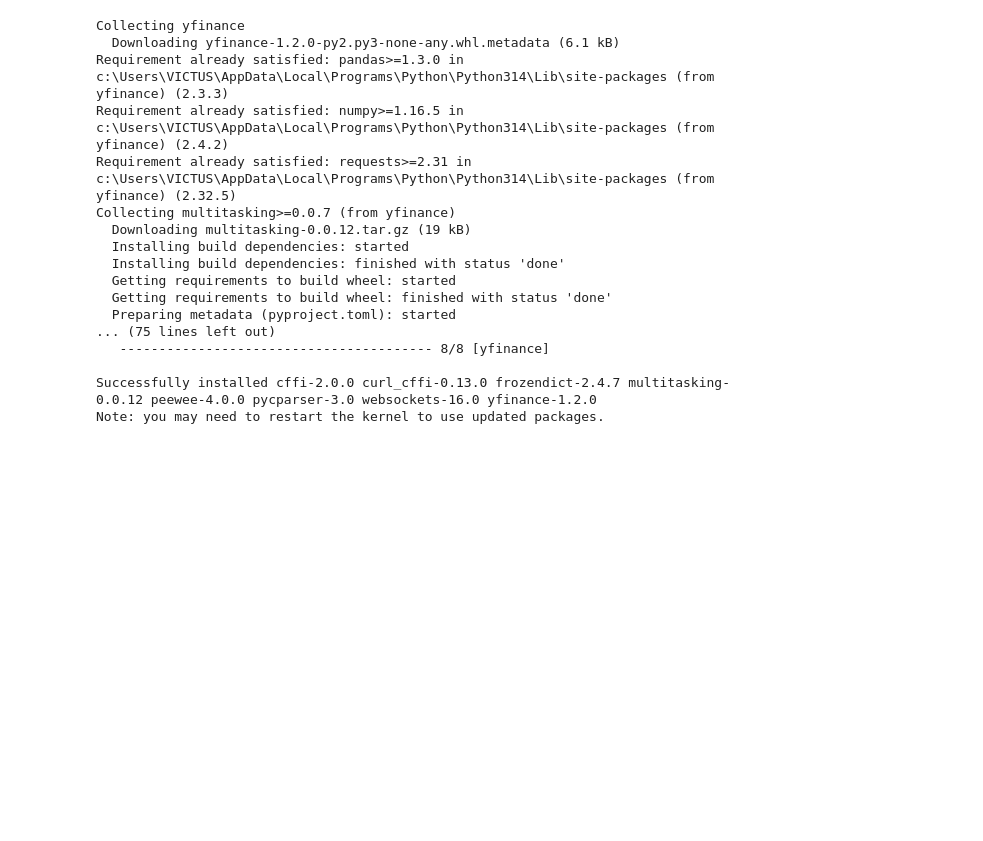
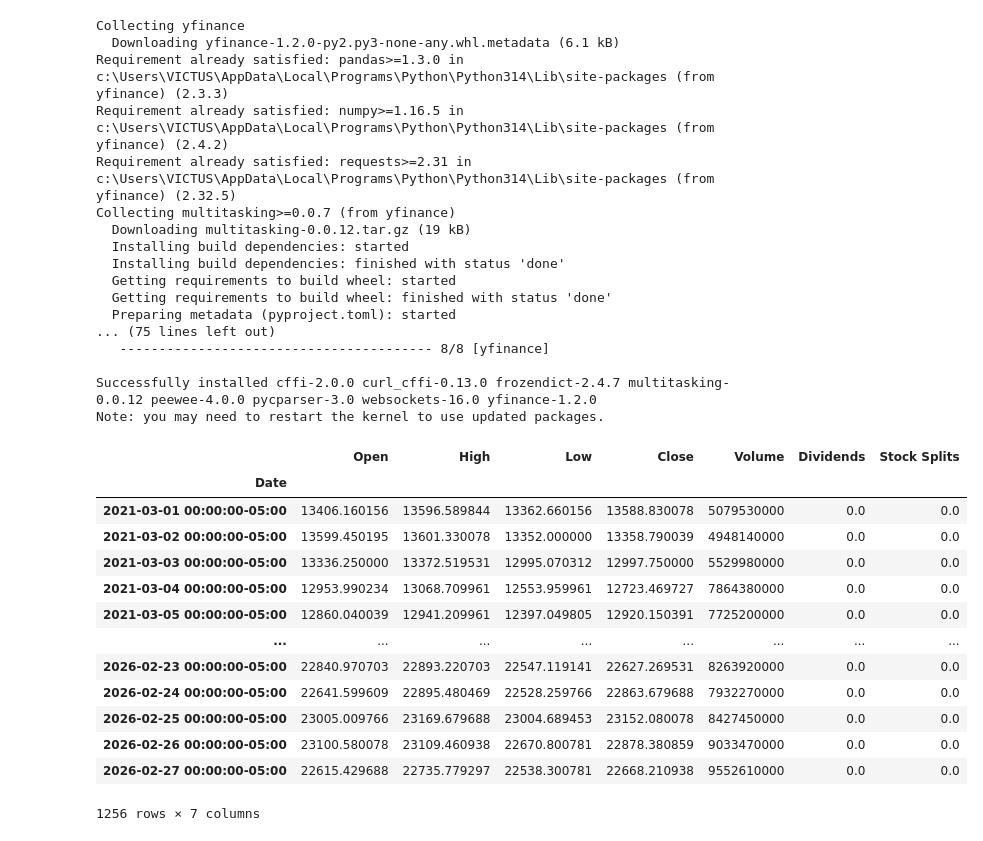
Before and after one commit to Dashrath7489/python, a Jupyter notebook: Web_Scraping/web_scraping.ipynb, the cells around one changed output. Saved outputs shown, nothing was run; the diff lists cells and outputs as text; code cells hidden in the pictures; blank space fills up the shorter version.

```diff
--- a/Web_Scraping/web_scraping.ipynb
+++ b/Web_Scraping/web_scraping.ipynb
@@ -113,0 +116,18 @@ Note: you may need to restart the kernel to use updated packages.
+# %%
+data = yf.Ticker("^IXIC")
+data.history(period = "5y")
+# %% [output]
+|  | Open | High | Low | Close | Volume | Dividends | Stock Splits |
+| Date |  |  |  |  |  |  |  |
+| 2021-03-01 00:00:00-05:00 | 13406.160156 | 13596.589844 | 13362.660156 | 13588.830078 | 5079530000 | 0.0 | 0.0 |
+| 2021-03-02 00:00:00-05:00 | 13599.450195 | 13601.330078 | 13352.000000 | 13358.790039 | 4948140000 | 0.0 | 0.0 |
+| 2021-03-03 00:00:00-05:00 | 13336.250000 | 13372.519531 | 12995.070312 | 12997.750000 | 5529980000 | 0.0 | 0.0 |
+| 2021-03-04 00:00:00-05:00 | 12953.990234 | 13068.709961 | 12553.959961 | 12723.469727 | 7864380000 | 0.0 | 0.0 |
+| 2021-03-05 00:00:00-05:00 | 12860.040039 | 12941.209961 | 12397.049805 | 12920.150391 | 7725200000 | 0.0 | 0.0 |
+| ... | ... | ... | ... | ... | ... | ... | ... |
+| 2026-02-23 00:00:00-05:00 | 22840.970703 | 22893.220703 | 22547.119141 | 22627.269531 | 8263920000 | 0.0 | 0.0 |
+| 2026-02-24 00:00:00-05:00 | 22641.599609 | 22895.480469 | 22528.259766 | 22863.679688 | 7932270000 | 0.0 | 0.0 |
+| 2026-02-25 00:00:00-05:00 | 23005.009766 | 23169.679688 | 23004.689453 | 23152.080078 | 8427450000 | 0.0 | 0.0 |
+| 2026-02-26 00:00:00-05:00 | 23100.580078 | 23109.460938 | 22670.800781 | 22878.380859 | 9033470000 | 0.0 | 0.0 |
+| 2026-02-27 00:00:00-05:00 | 22615.429688 | 22735.779297 | 22538.300781 | 22668.210938 | 9552610000 | 0.0 | 0.0 |
+1256 rows × 7 columns
```
Also changed, not shown: parts of 5 cells of this notebook, 1 other file.
